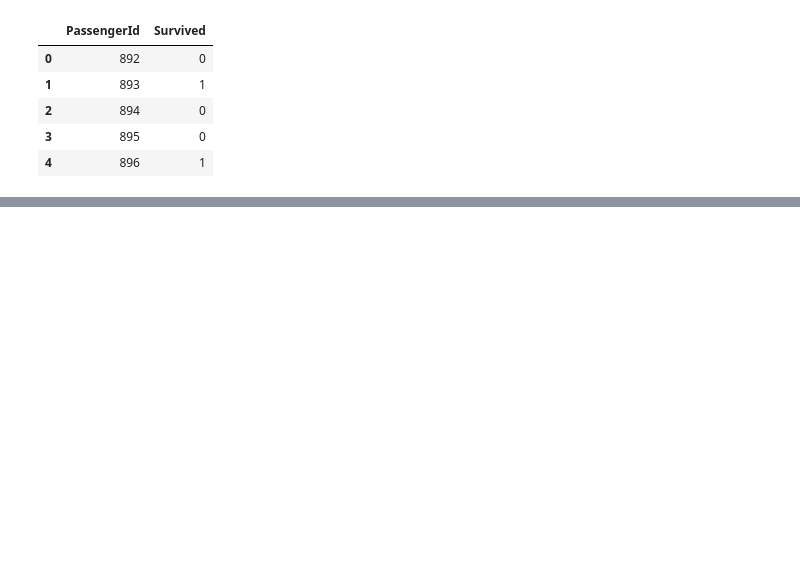
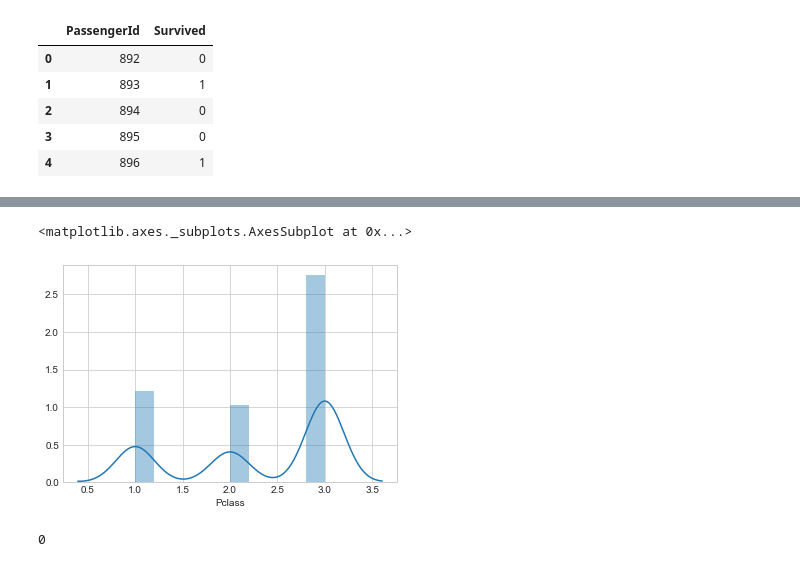
Before and after one commit to mridul2899/summer-analytics-2020, a Jupyter notebook: EDA_Titanic/EDA_Kaggle_Titanic.ipynb, the cells around one changed output, grey strips where cells are left out. Cells and saved outputs as stored; diff of their text form; code cells hidden in the pictures; blank space fills up the shorter version.

```diff
--- a/EDA_Titanic/EDA_Kaggle_Titanic.ipynb
+++ b/EDA_Titanic/EDA_Kaggle_Titanic.ipynb
@@ -87,0 +184,10 @@ gender_submission.head()
+# %%
+sns.distplot(train.Pclass)
+# %% [output]
+<matplotlib.axes._subplots.AxesSubplot at 0x...>
+[figure, added]
+# %%
+# How many missing values does Pclass have?
+train.Pclass.isnull().sum()
+# %% [output]
+0
```
Also changed, not shown: parts of 19 cells of this notebook, 3 other files.
